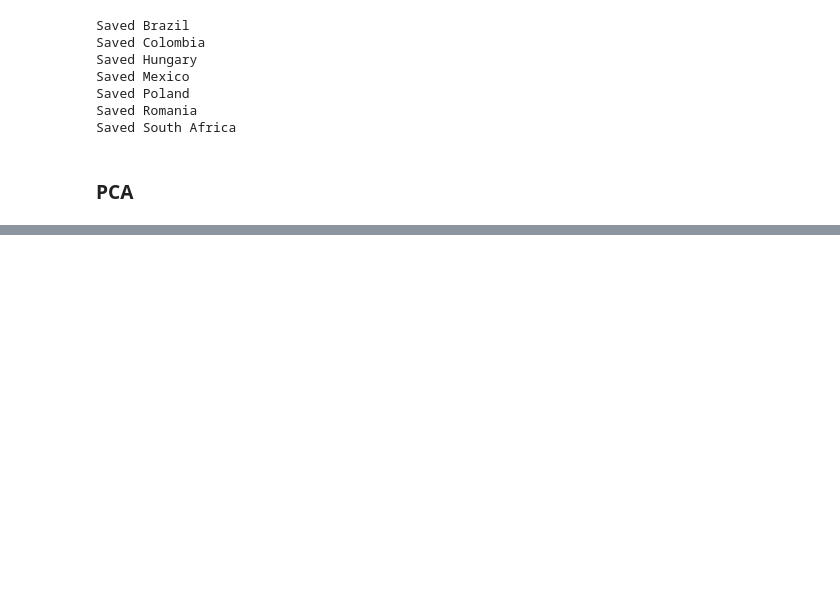
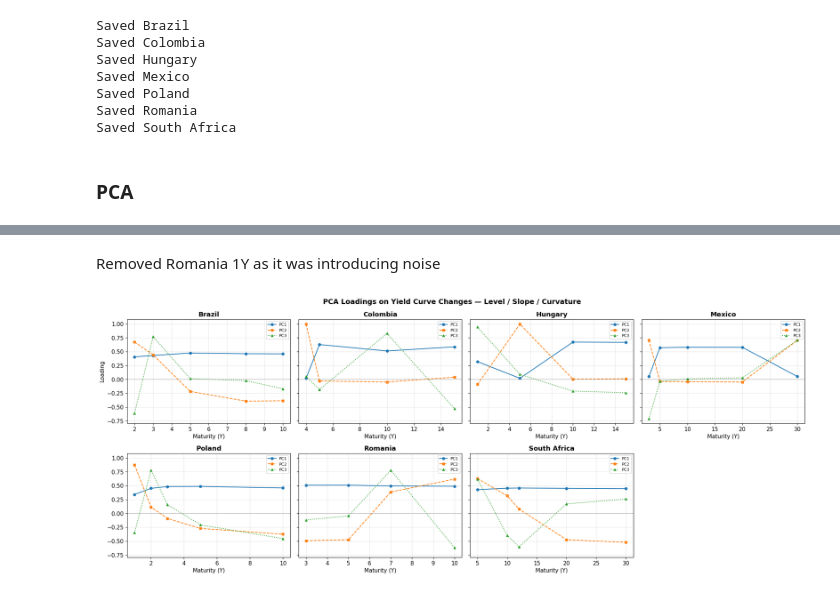
Before and after one commit to NicolasHY/Fixed-Income-Analytics, a Jupyter notebook: main.ipynb, the cells around one changed output, grey strips where cells are left out. Saved outputs shown, nothing was run; the diff lists cells and outputs as text; code cells hidden in the pictures; blank space fills up the shorter version.

```diff
--- a/main.ipynb
+++ b/main.ipynb
@@ -121,3 +153,13 @@ Saved Romania
 Saved South Africa
 # %% [markdown]
 ### PCA
+# %%
+change_dfs = {}
+
+for country, df in country_dfs.items():
+    dy = df.diff().dropna()
+    dy = dy.dropna()
+
+    change_dfs[country] = dy
+    pct_lost = 100 * (1 - len(dy) / len(df))
+    print(f"For {country}: {len(dy)} observations left after calculating difference and dropping N/As ({pct_lost:.2f}% of data lost)")
@@ -123,0 +224,33 @@ Saved South Africa
+# %% [markdown]
+Removed Romania 1Y as it was introducing noise
+# %%
+fig, axes = plt.subplots(2, 4, figsize=(20, 8), sharey=True)
+axes = axes.flatten()
+
+for i, (country, res) in enumerate(sorted(pca_results.items())):
+    ax = axes[i]
+    loadings = res["loadings"]
+    maturities = [int(m[:-1]) for m in loadings.index]
+
+    for pc_col, style in zip(loadings.columns, ["-o", "--s", ":^"]):
+        ax.plot(maturities, loadings[pc_col], style, label=pc_col, markersize=5)
+
+    ax.set_title(country, fontweight="bold")
+    ax.set_xlabel("Maturity (Y)")
+    ax.axhline(0, color="grey", linewidth=0.5)
+    if i == 0:
+        ax.set_ylabel("Loading")
+    ax.legend(fontsize=8)
+
+# Hide the 8th (empty) subplot
+axes[-1].set_visible(False)
+fig.suptitle(
+    "PCA Loadings on Yield Curve Changes — Level / Slope / Curvature",
+    fontsize=14,
+    fontweight="bold",
+)
+fig.tight_layout()
+plt.savefig("data/output/pca_loadings.png", dpi=150, bbox_inches="tight")
+plt.show()
+# %% [output]
+[figure, added]
```
Also changed, not shown: parts of 15 cells of this notebook, 18 other files.
